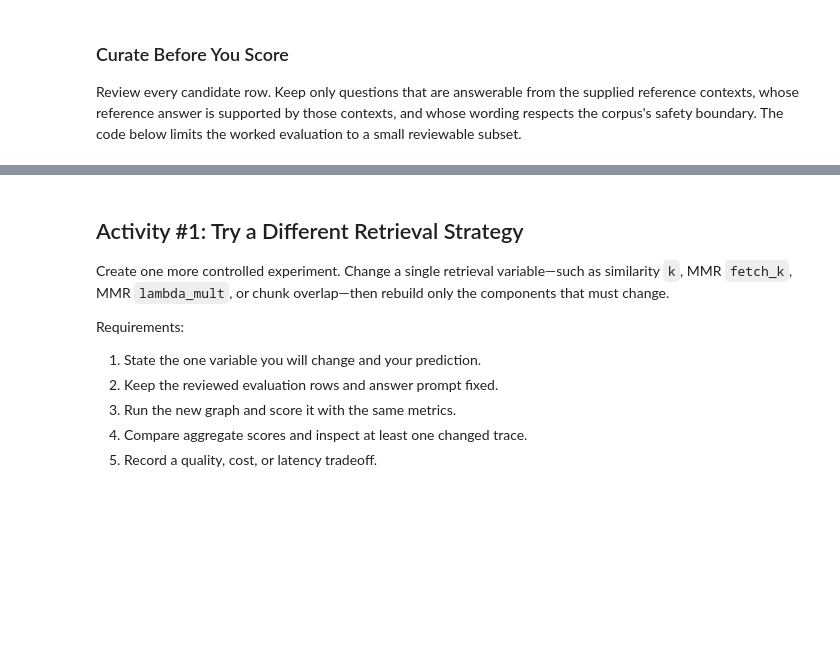
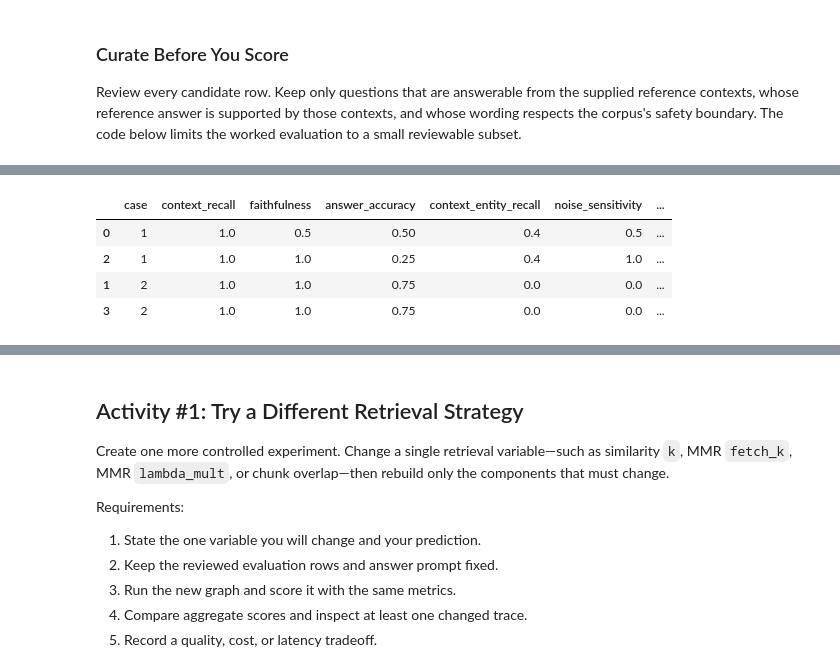
Before and after one commit to lillybak/AIEC.01, a Jupyter notebook: 06_Agentic_RAG_Evaluation/01_Metal_Price_Agent_Evaluation_Ragas_LangGraph.ipynb, the cells around one changed output, grey strips where cells are left out. Saved outputs shown, nothing was run; the diff lists cells and outputs as text; code cells hidden in the pictures; blank space fills up the shorter version.

```diff
--- a/06_Agentic_RAG_Evaluation/01_Metal_Price_Agent_Evaluation_Ragas_LangGraph.ipynb
+++ b/06_Agentic_RAG_Evaluation/01_Metal_Price_Agent_Evaluation_Ragas_LangGraph.ipynb
@@ -143,7 +162,8 @@ If structured-output quality is weak with nano, try <code>gpt-4.1-mini</code> fo
 # %%
-
-load_dotenv(dotenv_path=Path.cwd() / ".env", override=True)
-load_dotenv(dotenv_path=Path.cwd().parent / ".env", override=True)
+# Use the next 2 lines only if there is a different .env file in the current directory.
+# Switch the line order to use the default .env file.
+# load_dotenv(dotenv_path=Path.cwd().parent / ".env", override=True)
+# load_dotenv(dotenv_path=Path.cwd() / ".env", override=True)
 
 SESSION6_RUNTIME_REVISION = "direct-openai-ragas-v1"
 
@@ -170,9 +190,9 @@ RAG_MODEL_NAME = os.environ.get("OPENAI_RAG_MODEL", "gpt-4.1-nano")
 JUDGE_MODEL_NAME = os.environ.get("OPENAI_JUDGE_MODEL", "gpt-4.1-nano")
 AGENT_MODEL_NAME = os.environ.get("OPENAI_AGENT_MODEL", "gpt-4.1-nano")
 EMBEDDING_MODEL_NAME = os.environ.get("OPENAI_EMBEDDING_MODEL", "text-embedding-3-small")
-TESTSET_SIZE = int(os.environ.get("OPENAI_TESTSET_SIZE", "2"))
-EVAL_CASE_LIMIT = int(os.environ.get("OPENAI_RAG_EVAL_LIMIT", "2"))
-MAX_CONCURRENCY = int(os.environ.get("OPENAI_MAX_CONCURRENCY", "1"))
+TESTSET_SIZE = int(os.environ.get("OPENAI_TESTSET_SIZE", "4"))
+EVAL_CASE_LIMIT = int(os.environ.get("OPENAI_RAG_EVAL_LIMIT", "3"))
+MAX_CONCURRENCY = int(os.environ.get("OPENAI_MAX_CONCURRENCY", "2"))
 
 openai_sync_client = OpenAI(api_key=openai_api_key)
 
@@ -184,7 +204,7 @@ generator_llm = llm_factory(
     mode=instructor.Mode.TOOLS,
     max_tokens=2048,
 )
-generator_llm.model_args = {"max_tokens": 2048, "max_retries": 2}
+generator_llm.model_args = {"max_tokens": 2048, "max_retries": 3}
 generator_embeddings = embedding_factory(
     "openai",
     model=EMBEDDING_MODEL_NAME,
@@ -224,7 +244,7 @@ def build_sync_judge_llm():
         mode=instructor.Mode.TOOLS,
         max_tokens=1024,
     )
-    judge.model_args = {"max_tokens": 1024, "max_retries": 2}
+    judge.model_args = {"max_tokens": 1024, "max_retries": 3}
 
     async def agenerate_from_sync(prompt, response_model):
         return await asyncio.to_thread(
@@ -255,7 +275,7 @@ if "rag_metrics" in globals():
 
 ragas_run_config = RunConfig(
     timeout=180,
-    max_retries=2,
+    max_retries=3,
     max_wait=30,
     max_workers=MAX_CONCURRENCY,
 )
@@ -305,7 +334,7 @@ generation_splitter = RecursiveCharacterTextSplitter(
 )
 generation_chunks = generation_splitter.split_documents(source_documents)
 
-generation_chunk_limit = int(os.environ.get("AIM_GENERATION_CHUNK_LIMIT", "2"))
+generation_chunk_limit = int(os.environ.get("OPENAI_GENERATION_CHUNK_LIMIT", "2"))
 if generation_chunk_limit > 0:
     generation_chunks = generation_chunks[:generation_chunk_limit]
 
@@ -507,0 +587,10 @@ pd.DataFrame(baseline_rows)[["user_input", "response", "reference"]]
+# %%
+pd.set_option("display.max_colwidth", None)
+
+pd.DataFrame(baseline_rows)[[
+    "user_input",
+    "reference",
+    "response",
+    "reference_contexts",
+    "retrieved_contexts",
+]]
@@ -587,0 +717,16 @@ comparison.groupby("experiment").mean(numeric_only=True).T
+# %%
+per_case_scores = pd.concat(
+    [
+        baseline_scores.assign(experiment="baseline_similarity"),
+        candidate_scores.assign(experiment="candidate_mmr"),
+    ],
+    ignore_index=True,
+)
+
+per_case_scores.sort_values(["case", "experiment"])
+# %% [output]
+|  | case | context_recall | faithfulness | answer_accuracy | context_entity_recall | noise_sensitivity | ... |
+| 0 | 1 | 1.0 | 0.5 | 0.50 | 0.4 | 0.5 | ... |
+| 2 | 1 | 1.0 | 1.0 | 0.25 | 0.4 | 1.0 | ... |
+| 1 | 2 | 1.0 | 1.0 | 0.75 | 0.0 | 0.0 | ... |
+| 3 | 2 | 1.0 | 1.0 | 0.75 | 0.0 | 0.0 | ... |
```
Also changed, not shown: parts of 28 cells of this notebook.
